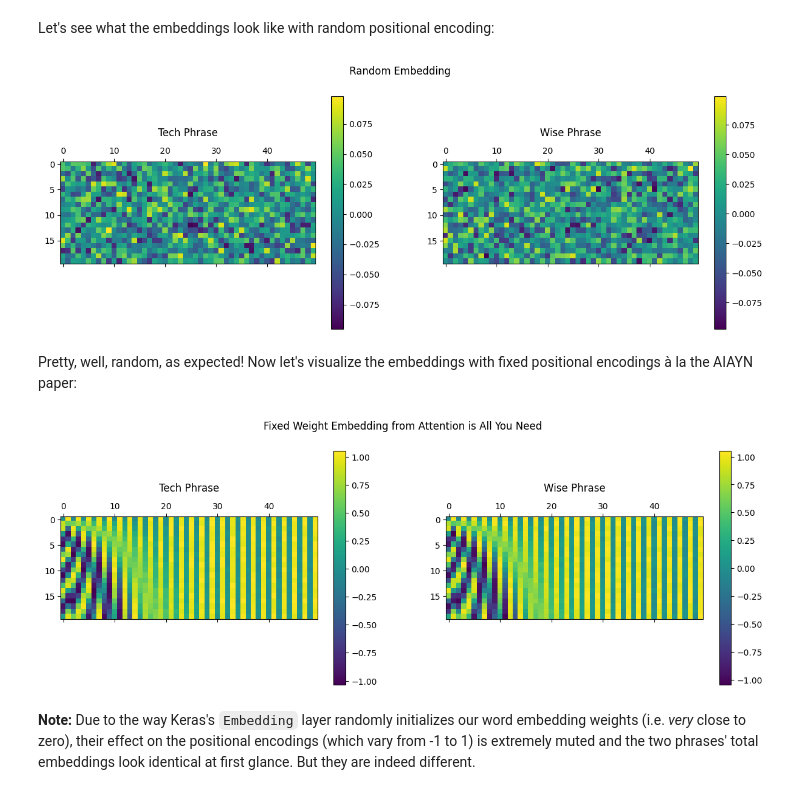
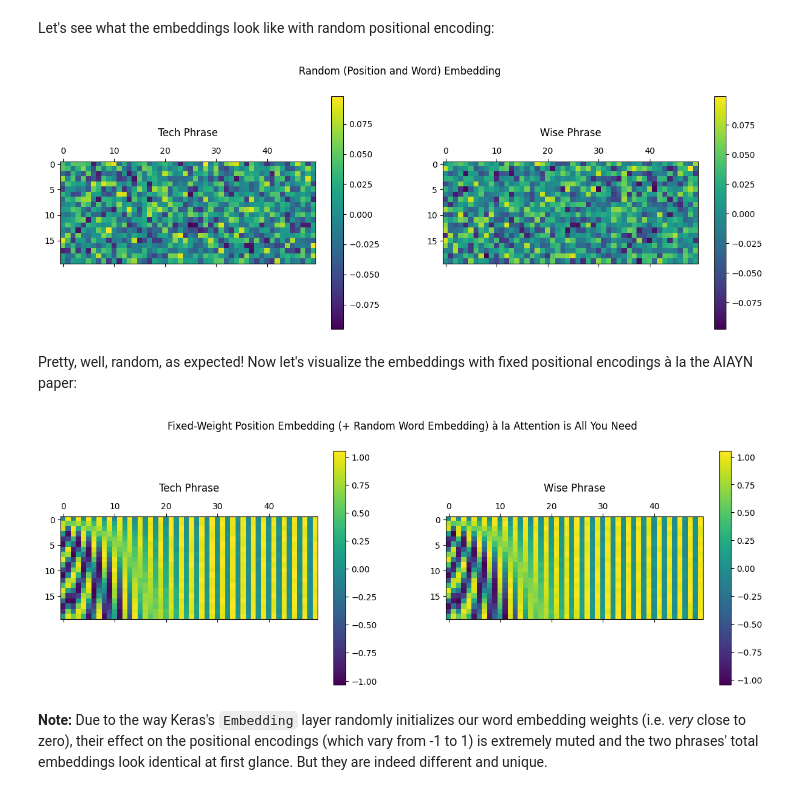
Before and after one commit to artificialfintelligence/xformers_w_attn, a Jupyter notebook: playground/ch14.ipynb, the cells around one changed output. Saved outputs shown, nothing was run; the diff lists cells and outputs as text; code cells hidden in the pictures.

```diff
--- a/playground/ch14.ipynb
+++ b/playground/ch14.ipynb
@@ -273,30 +273,30 @@ fig = plt.figure(figsize=(15, 5))
 title = ["Tech Phrase", "Wise Phrase"]
 for i in range(2):
     ax = plt.subplot(1, 2, 1 + i)
-    matrix = tf.reshape(random_posn_embedding[i, :, :], (seq_length, emb_length))
+    matrix = tf.reshape(
+        random_posn_embedding[i, :, :], (seq_length, emb_length)
+    )
     cax = ax.matshow(matrix)
     plt.gcf().colorbar(cax)
     plt.title(title[i], y=1.2)
-fig.suptitle("Random Embedding")
+fig.suptitle("Random (Position and Word) Embedding")
 plt.show()
 # %% [output]
-[figure, old version]
+[figure, new version]
 # %% [markdown]
 Pretty, well, random, as expected! Now let's visualize the embeddings with fixed positional encodings à la the AIAYN paper:
 # %%
 fig = plt.figure(figsize=(15, 5))
 title = ["Tech Phrase", "Wise Phrase"]
 for i in range(2):
     ax = plt.subplot(1, 2, 1 + i)
-    matrix = tf.reshape(
-        fixed_posn_embedding[i, :, :], (seq_length, emb_length)
-    )
+    matrix = tf.reshape(fixed_posn_embedding[i, :, :], (seq_length, emb_length))
     cax = ax.matshow(matrix)
     plt.gcf().colorbar(cax)
     plt.title(title[i], y=1.2)
-fig.suptitle("Fixed Weight Embedding from Attention is All You Need")
+fig.suptitle("Fixed-Weight Position Embedding (+ Random Word Embedding) à la Attention is All You Need")
 plt.show()
 # %% [output]
-[figure, old version]
+[figure, new version]
 # %% [markdown]
-**Note:** Due to the way Keras's `Embedding` layer randomly initializes our word embedding weights (i.e. _very_ close to zero), their effect on the positional encodings (which vary from -1 to 1) is extremely muted and the two phrases' total embeddings look identical at first glance. But they are indeed different.
+**Note:** Due to the way Keras's `Embedding` layer randomly initializes our word embedding weights (i.e. _very_ close to zero), their effect on the positional encodings (which vary from -1 to 1) is extremely muted and the two phrases' total embeddings look identical at first glance. But they are indeed different and unique.
```
